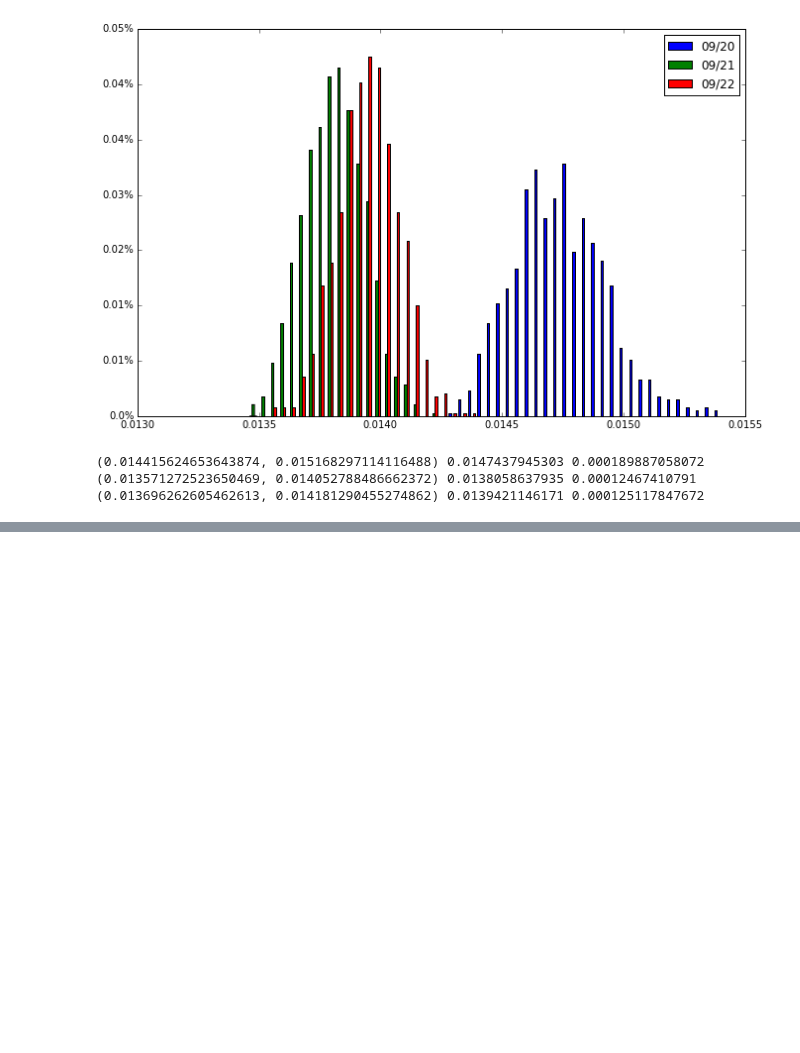
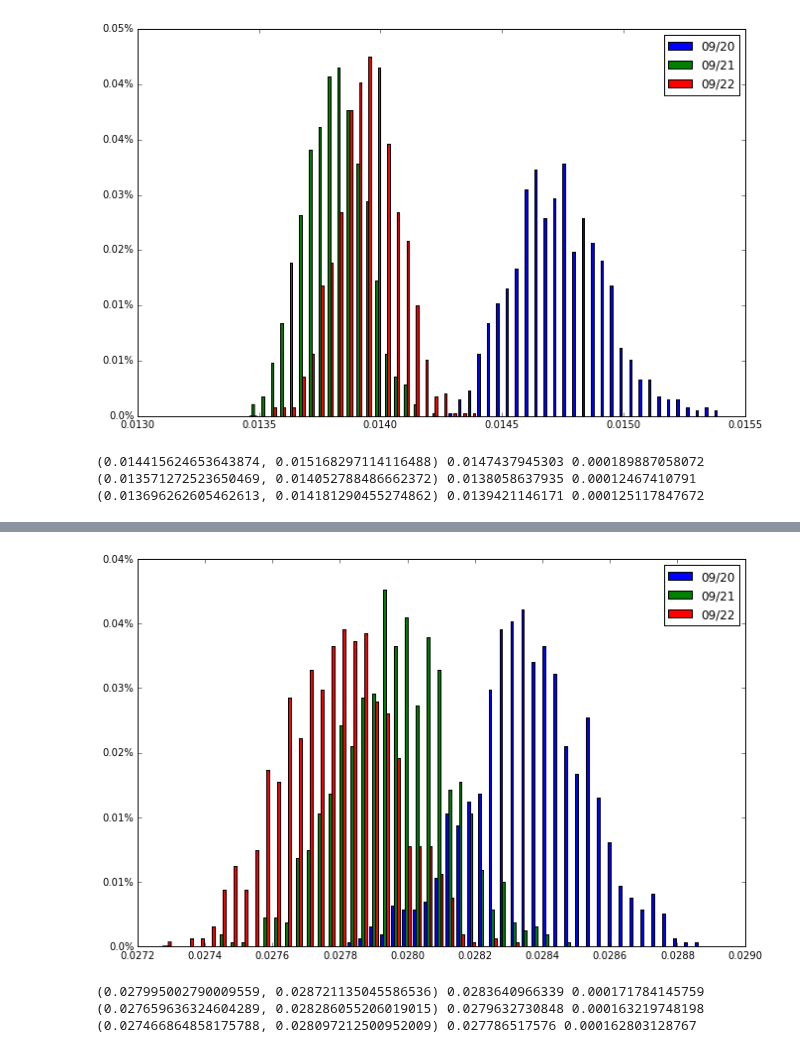
Before and after one commit to MaxGubin/TangoEval, a Jupyter notebook: Analysis of intervals.ipynb, the cells around one changed output, grey strips where cells are left out. Cells and saved outputs as stored; diff of their text form; code cells hidden in the pictures; blank space fills up the shorter version.

```diff
--- a/Analysis of intervals.ipynb
+++ b/Analysis of intervals.ipynb
@@ -188,0 +229,25 @@ print bootstrap.interval(bootstrap_nearby_0922, 0.05), np.average(bootstrap_near
+# %%
+bootstrap_micro_lrfix_0920 = bootstrap.bootstrap(log_data[(log_data["exp_name"] == "lrfix")&(log_data["date"] == "2015-09-23")][["num_fav","total"]].values, 1000, fav_micro_ratio)
+bootstrap_micro_lrfix_0921 = bootstrap.bootstrap(log_data[(log_data["exp_name"] == "lrfix")&(log_data["date"] == "2015-09-21")][["num_fav","total"]].values, 1000, fav_micro_ratio)
+bootstrap_micro_lrfix_0922 = bootstrap.bootstrap(log_data[(log_data["exp_name"] == "lrfix")&(log_data["date"] == "2015-09-22")][["num_fav","total"]].values, 1000, fav_micro_ratio)
+# %%
+%matplotlib inline
+from matplotlib.ticker import FuncFormatter
+P.rcParams['figure.figsize'] = (11, 7)
+P.figure()
+n, bins, patches = P.hist([bootstrap_micro_lrfix_0920, bootstrap_micro_lrfix_0921, bootstrap_micro_lrfix_0922], bins=50, normed=True, histtype='bar', label=["09/20", "09/21", "09/22"])
+# To plot correct percentages in the y axis
+to_percentage = lambda y, pos: str(round( ( y / float(len(data)) ) * 100.0, 2)) + '%'
+P.gca().yaxis.set_major_formatter(FuncFormatter(to_percentage))
+P.legend()
+P.show()
+# %% [output]
+[figure, added]
+# %%
+print bootstrap.interval(bootstrap_micro_lrfix_0920, 0.05), np.average(bootstrap_micro_lrfix_0920), np.std(bootstrap_micro_lrfix_0920)
+print bootstrap.interval(bootstrap_micro_lrfix_0921, 0.05), np.average(bootstrap_micro_lrfix_0921), np.std(bootstrap_micro_lrfix_0921)
+print bootstrap.interval(bootstrap_micro_lrfix_0922, 0.05), np.average(bootstrap_micro_lrfix_0922), np.std(bootstrap_micro_lrfix_0922)
+# %% [output]
+(0.027995002790009559, 0.028721135045586536) 0.0283640966339 0.000171784145759
+(0.027659636324604289, 0.028286055206019015) 0.0279632730848 0.000163219748198
+(0.027466864858175788, 0.028097212500952009) 0.027786517576 0.000162803128767
```
Also changed, not shown: parts of 6 cells of this notebook.
